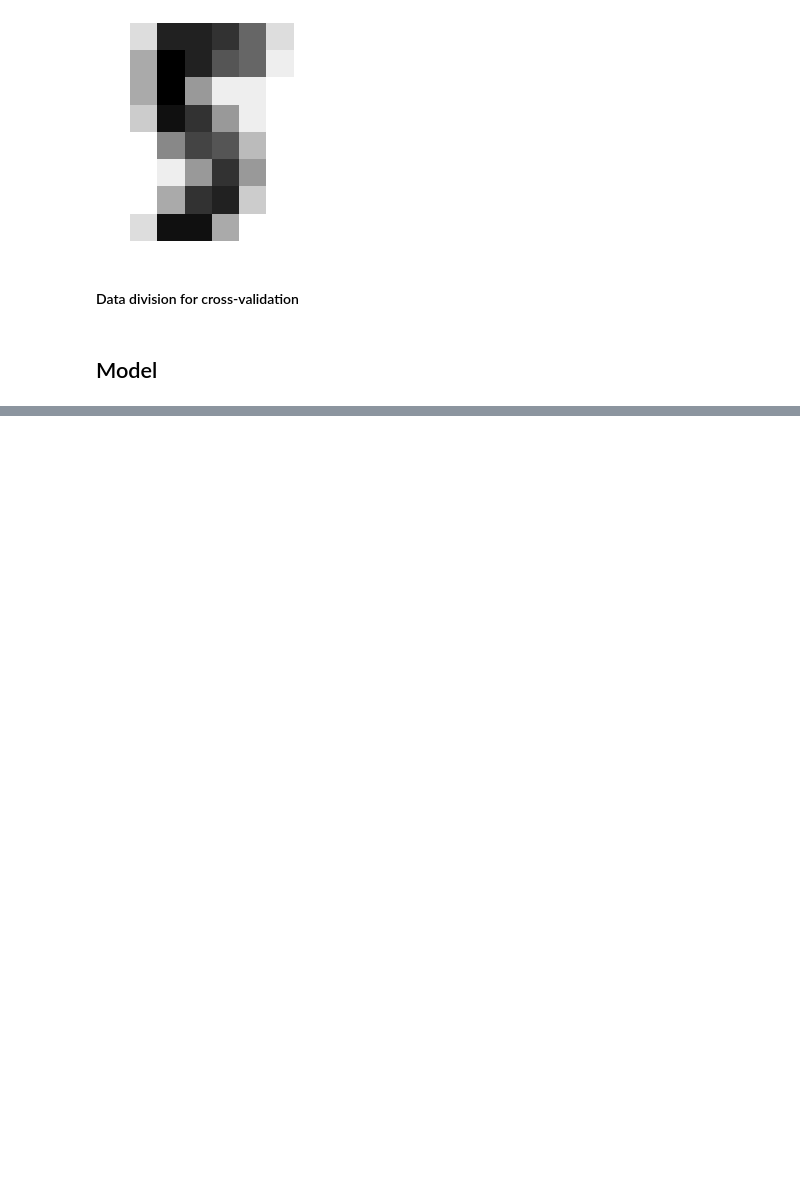
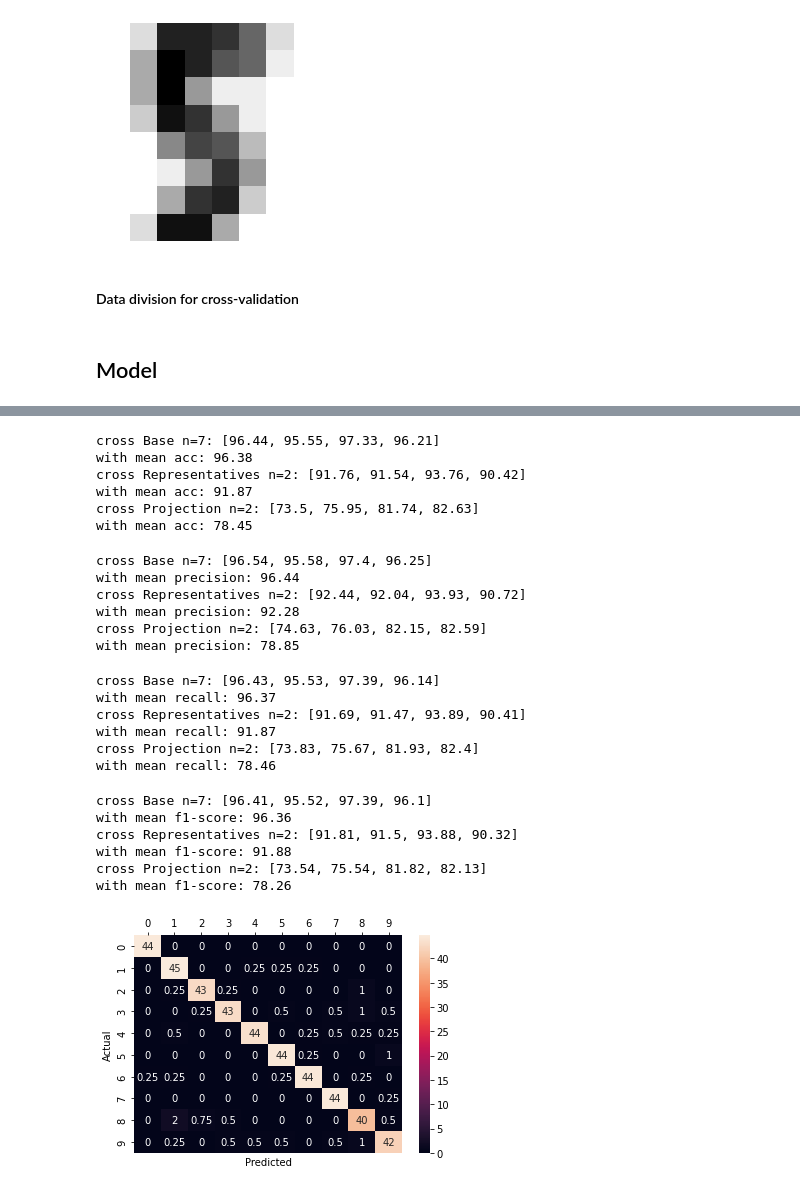
Before and after one commit to AJaszcz/SSI-projekt, a Jupyter notebook: knn_project.ipynb, the cells around one changed output, grey strips where cells are left out. Drawn from its saved outputs; the diff is of its cells as text; code cells hidden in the pictures; blank space fills up the shorter version.

```diff
--- a/knn_project.ipynb
+++ b/knn_project.ipynb
@@ -52,3 +52,5 @@ X_train, X_test, Y_train, Y_test = train_test_split(
 )
 # %% [markdown]
 ## Model
+# %%
+knn_model = knn.KNN(n_neighbours=7,representatives=False, collapse=False)
@@ -55,2 +59,2 @@ X_train, X_test, Y_train, Y_test = train_test_split(
 # %%
-knn_model = knn.KNN(n_neighbours=2,representatives=False, collapse=True)
+knn_model_collapse = knn.KNN(n_neighbours=2,representatives=False, collapse=True)
@@ -116,0 +86,15 @@ array([0.73496659, 0.75946548, 0.81737194, 0.82628062])
+# %%
+st = time.process_time()
+cross = knn_model.cross_val_score(digits.images,digits.target)
+et = time.process_time()
+print(f" Base cross: {et-st} s")
+
+st = time.process_time()
+cross_representatives = knn_model_representatives.cross_val_score(digits.images,digits.target)
+et = time.process_time()
+print(f" Representatives cross: {et-st} s")
+
+st = time.process_time()
+cross_collapse = knn_model_collapse.cross_val_score(digits.images,digits.target)
+et = time.process_time()
+print(f" Projection cross: {et-st} s")
@@ -116,0 +108,45 @@ array([0.73496659, 0.75946548, 0.81737194, 0.82628062])
+# %%
+print(f"cross Base n=7: {[round(x*100,2) for x in cross[0]]}\nwith mean acc: {round(np.mean(cross[0])*100,2)}")
+print(f"cross Representatives n=2: {[round(x*100,2) for x in cross_representatives[0]]}\nwith mean acc: {round(np.mean(cross_representatives[0])*100,2)}")
+print(f"cross Projection n=2: {[round(x*100,2) for x in cross_collapse[0]]}\nwith mean acc: {round(np.mean(cross_collapse[0])*100,2)}")
+# %% [output]
+cross Base n=7: [96.44, 95.55, 97.33, 96.21]
+with mean acc: 96.38
+cross Representatives n=2: [91.76, 91.54, 93.76, 90.42]
+with mean acc: 91.87
+cross Projection n=2: [73.5, 75.95, 81.74, 82.63]
+with mean acc: 78.45
+# %%
+# Lazy ass again
+print(f"cross Base n=7: {[round(x*100,2) for x in cross[2].T[0]]}\nwith mean precision: {round(np.mean(cross[2].T[0])*100,2)}")
+print(f"cross Representatives n=2: {[round(x*100,2) for x in cross_representatives[2].T[0]]}\nwith mean precision: {round(np.mean(cross_representatives[2].T[0])*100,2)}")
+print(f"cross Projection n=2: {[round(x*100,2) for x in cross_collapse[2].T[0]]}\nwith mean precision: {round(np.mean(cross_collapse[2].T[0])*100,2)}")
+# %% [output]
+cross Base n=7: [96.54, 95.58, 97.4, 96.25]
+with mean precision: 96.44
+cross Representatives n=2: [92.44, 92.04, 93.93, 90.72]
+with mean precision: 92.28
+cross Projection n=2: [74.63, 76.03, 82.15, 82.59]
+with mean precision: 78.85
+# %%
+print(f"cross Base n=7: {[round(x*100,2) for x in cross[2].T[1]]}\nwith mean recall: {round(np.mean(cross[2].T[1])*100,2)}")
+print(f"cross Representatives n=2: {[round(x*100,2) for x in cross_representatives[2].T[1]]}\nwith mean recall: {round(np.mean(cross_representatives[2].T[1])*100,2)}")
+print(f"cross Projection n=2: {[round(x*100,2) for x in cross_collapse[2].T[1]]}\nwith mean recall: {round(np.mean(cross_collapse[2].T[1])*100,2)}")
+# %% [output]
+cross Base n=7: [96.43, 95.53, 97.39, 96.14]
+with mean recall: 96.37
+cross Representatives n=2: [91.69, 91.47, 93.89, 90.41]
+with mean recall: 91.87
+cross Projection n=2: [73.83, 75.67, 81.93, 82.4]
+with mean recall: 78.46
+# %%
+print(f"cross Base n=7: {[round(x*100,2) for x in cross[2].T[2]]}\nwith mean f1-score: {round(np.mean(cross[2].T[2])*100,2)}")
+print(f"cross Representatives n=2: {[round(x*100,2) for x in cross_representatives[2].T[2]]}\nwith mean f1-score: {round(np.mean(cross_representatives[2].T[2])*100,2)}")
+print(f"cross Projection n=2: {[round(x*100,2) for x in cross_collapse[2].T[2]]}\nwith mean f1-score: {round(np.mean(cross_collapse[2].T[2])*100,2)}")
+# %% [output]
+cross Base n=7: [96.41, 95.52, 97.39, 96.1]
+with mean f1-score: 96.36
+cross Representatives n=2: [91.81, 91.5, 93.88, 90.32]
+with mean f1-score: 91.88
+cross Projection n=2: [73.54, 75.54, 81.82, 82.13]
+with mean f1-score: 78.26
@@ -116,0 +155,8 @@ array([0.73496659, 0.75946548, 0.81737194, 0.82628062])
+# %%
+ax = sns.heatmap(sum(cross[1])/4,
+            annot=True)
+ax.set(xlabel="Predicted", ylabel="Actual")
+ax.xaxis.tick_top()
+plt.savefig('media\\CM_base.png')
+# %% [output]
+[figure, added]
```
Also changed, not shown: parts of 15 cells of this notebook, 9 other files.
